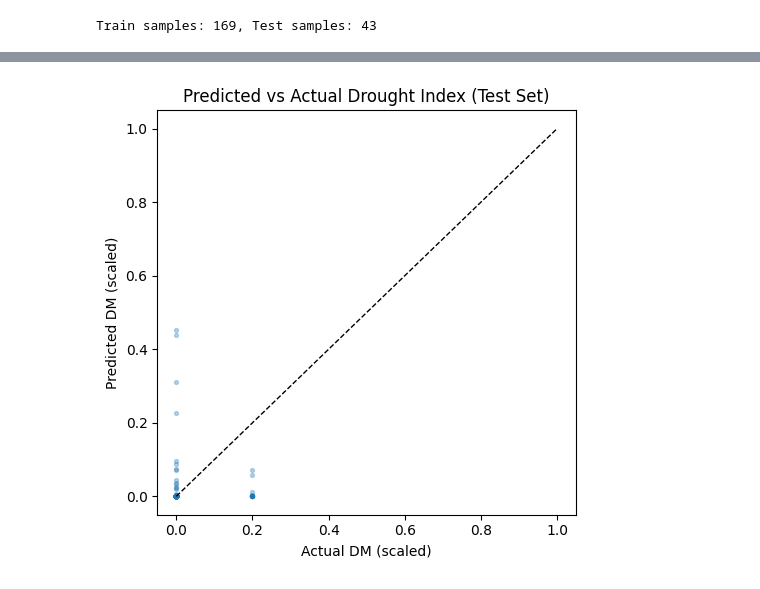
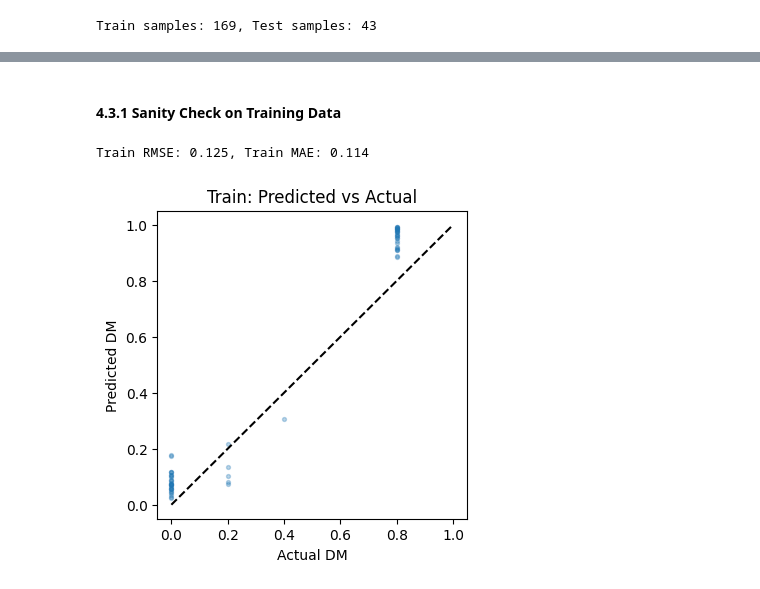
Before and after one commit to toribiodiego/ECE-471-A-Remote-Sensing, a Jupyter notebook: Final_Project/Final_Project.ipynb, the cells around one changed output, grey strips where cells are left out. Cells and saved outputs as stored; diff of their text form; code cells hidden in the pictures.

Commit message:
revised training/evaluation sections for interpretability

```diff
--- a/Final_Project/Final_Project.ipynb
+++ b/Final_Project/Final_Project.ipynb
@@ -31,0 +16,5 @@ Time span: 2015-01-01 to 2020-12-31
+# %%
+roi = ee.FeatureCollection('projects/toribiodiego-ece471/assets/roi');
+start_date = '2015-01-01'
+end_date   = '2020-12-31'
+print("Time span:", start_date, "to", end_date)
@@ -412,26 +374,22 @@ model = DroughtCastModel(
 # %%
 from torch.utils.data import TensorDataset, DataLoader
 
-# assuming X_tensor, Y_tensor, ENC_LEN, DEC_LEN are already defined
+# 80/20 split
 num_samples = X_tensor.shape[0]
-train_size = int(0.8 * num_samples)
+train_size  = int(0.8 * num_samples)
 
-# Split into train / test
 train_X = X_tensor[:train_size]
 train_Y = Y_tensor[:train_size]
 test_X  = X_tensor[train_size:]
 test_Y  = Y_tensor[train_size:]
 
-# Build DataLoaders
 train_loader = DataLoader(
     TensorDataset(train_X, train_Y),
-    batch_size=16,
-    shuffle=True
+    batch_size=16, shuffle=True
 )
 test_loader = DataLoader(
     TensorDataset(test_X, test_Y),
-    batch_size=len(test_X),
-    shuffle=False
+    batch_size=len(test_X), shuffle=False
 )
 
 print(f"Train samples: {len(train_X)}, Test samples: {len(test_X)}")
@@ -501,13 +494,30 @@ Test  R²:  -1.119
-# %%
-import matplotlib.pyplot as plt
-
-plt.figure(figsize=(5,5))
-plt.scatter(truths, preds_clipped, alpha=0.3, s=8)
-plt.plot([0,1], [0,1], 'k--', linewidth=1)  # 1:1 line
-plt.xlabel("Actual DM (scaled)")
-plt.ylabel("Predicted DM (scaled)")
-plt.title("Predicted vs Actual Drought Index (Test Set)")
-plt.tight_layout()
-plt.show()
-# %% [output]
-[figure, removed]
+# %% [markdown]
+#### 4.3.1 Sanity Check on Training Data
+# %%
+import numpy as np
+from sklearn.metrics import mean_squared_error, mean_absolute_error, classification_report
+import matplotlib.pyplot as plt
+
+model.eval()
+
+
+with torch.no_grad():
+    xb_tr, yb_tr = next(iter(train_loader))
+    pr_tr = model(xb_tr, DEC_LEN).squeeze(-1).cpu().numpy().ravel()
+    tr_th = yb_tr.squeeze(-1).cpu().numpy().ravel()
+
+pr_tr = np.clip(pr_tr, 0, 1)
+rmse_tr = np.sqrt(mean_squared_error(tr_th, pr_tr))
+mae_tr  = mean_absolute_error(tr_th, pr_tr)
+print(f"Train RMSE: {rmse_tr:.3f}, Train MAE: {mae_tr:.3f}")
+
+plt.figure(figsize=(4,4))
+plt.scatter(tr_th, pr_tr, alpha=0.3, s=8)
+plt.plot([0,1],[0,1],'k--')
+plt.title("Train: Predicted vs Actual")
+plt.xlabel("Actual DM")
+plt.ylabel("Predicted DM")
+plt.show()
+# %% [output]
+Train RMSE: 0.125, Train MAE: 0.114
+[figure, added]
```
Also changed, not shown: parts of 25 cells of this notebook.
